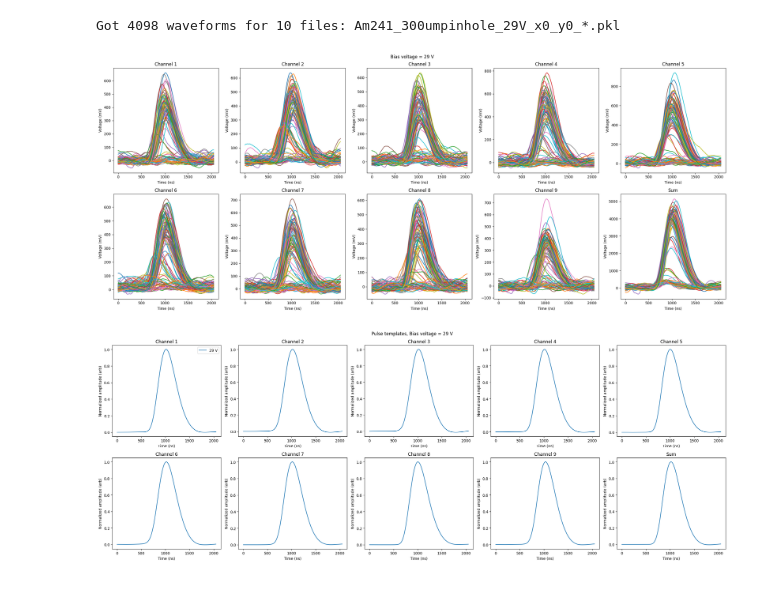
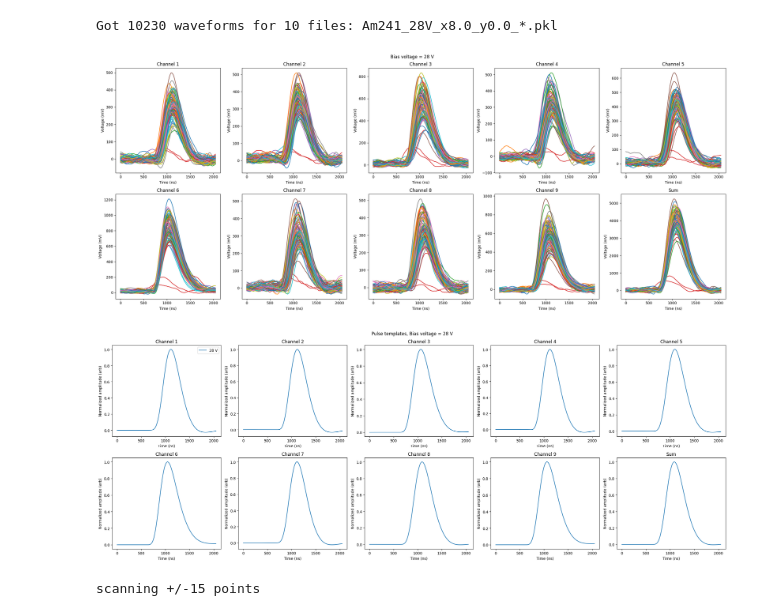
Before and after one commit to Moore-Lab/nanospheres, a Jupyter notebook: SiPMs/analyze_Am241_source_data.ipynb, the cells around one changed output. Cells and saved outputs as stored; diff of their text form; code cells hidden in the pictures.

Commit message:
code to perform/analyze position scan

```diff
--- a/SiPMs/analyze_Am241_source_data.ipynb
+++ b/SiPMs/analyze_Am241_source_data.ipynb
@@ -4,11 +4,11 @@ import numpy as np
 import matplotlib.pyplot as plt
 from scipy.optimize import curve_fit, minimize
 # %%
-path = "D:/data/SiPM/waveforms/20240502/"
-filename_list = ["Am241_300umpinhole_29V_x0_y0_*.pkl",]
+path = "D:/data/SiPM/waveforms/20240506/"
+filename_list = ["Am241_28V_x8.0_y0.0_*.pkl",]
 save_str = ["Am241",]
-ov_list = [29,]
-data_time = [10, ] ## acquisition time in seconds
+ov_list = [28,]
+data_time = [60, ] ## acquisition time in seconds
 # %%
 ovs_dict = {}
 
@@ -30,7 +30,7 @@ for j,filename in enumerate(filename_list):
 
             for wf in curr_dict:
 
-                sum_waveform = np.zeros_like(wf['time'])
+                sum_waveform = np.zeros_like(time_vec)
 
                 ## subtract baseline
                 baseline = 2048
@@ -51,7 +51,7 @@ for j,filename in enumerate(filename_list):
 
     ovs_dict[ov_list[j]] = {'nwaveforms': nwaveforms, 'data_dict': data_dict}
 # %% [output]
-Got 4098 waveforms for 10 files: Am241_300umpinhole_29V_x0_y0_*.pkl
+Got 10230 waveforms for 10 files: Am241_28V_x8.0_y0.0_*.pkl
 # %%
 make_plot = True
 max_figs = 100
@@ -86,11 +86,11 @@ for ov in ov_list:
         plt.suptitle("Bias voltage = %s V"%str(ov))
     plt.tight_layout()
 # %% [output]
-[figure, old version]
+[figure, new version]
 # %%
 template_ch_dict = {}
 
-min_vals = [200, 1000]
+min_vals = [200, 2000]
 
 for ov in ov_list:
 
@@ -115,39 +115,44 @@ for ov in ov_list:
             min_val = min_vals[0] if ch < 9 else min_vals[1]
             if np.max(cdat[ch]) < min_val:
                 continue
 
             template_dict[ch] += cdat[ch]
             nwfm[ch] += 1
 
     for ch in range(10):
         plt.subplot(2,5,ch+1)
         template_dict[ch] /= nwfm[ch]
         template_dict[ch] -= np.median(template_dict[ch][:20])
         template_dict[ch] /= np.max(template_dict[ch])
 
         plt.plot(data_dict['time'], template_dict[ch], label="%s V"%str(ov))
         plt.xlabel('Time (ns)')
         plt.ylabel('Normalized amplitude (arb)')
 
         if(ch < 9):
             plt.title("Channel %d"%(ch+1))
         else:
             plt.title("Sum")
 
     template_ch_dict[ov] = template_dict
 
     plt.suptitle("Pulse templates, Bias voltage = %s V"%str(ov))
     plt.subplot(2,5,1)
     plt.legend()
     plt.tight_layout()
     plt.show()
 # %% [output]
-[figure, old version]
+[figure, new version]
 # %%
 def gauss(x, A, mu, sig):
     return A*np.exp(-(x-mu)**2/(2*sig**2))
 # %%
 remake_files = True
+
+tscan = 500 ## time to scan around the template in ns
+pts_to_scan = int(tscan*1e-9 * fsample * 0.5)
+print("scanning +/-%d points"%pts_to_scan)
+
 for oidx, ov in enumerate(ov_list):
 
     if(remake_files):
@@ -172,7 +177,11 @@ for oidx, ov in enumerate(ov_list):
 
                 cdat = cdat_dict[ch]
 
-                fit = np.sum( cdat*template_ch_dict[ov][ch] ) / np.sum(template_ch_dict[ov][ch]**2)
+                shortened_temp = template_ch_dict[ov][ch][pts_to_scan:-pts_to_scan]
+
+                #fit = np.sum( cdat*template_ch_dict[ov][ch] ) / np.sum(template_ch_dict[ov][ch]**2)
+                fit_all = np.correlate(cdat, shortened_temp) / np.sum(shortened_temp**2)
+                fit = np.max(np.abs(fit_all))
 
                 midx = np.argmax(np.abs(cdat[mpts]))
                 max_val = cdat[mpts][midx]
@@ -189,6 +198,8 @@ for oidx, ov in enumerate(ov_list):
         np.savez( os.path.join(path, "recon_amps_%s_%s.npz"%(save_str[oidx],ov)), recon_amps_max=recon_amps_max,
                                                                                   recon_amps_fit=recon_amps_fit,
                                                                                   nwaveforms=nwaveforms)
+# %% [output]
+scanning +/-15 points
 # %%
 def cal_fun(cal_facs, data):
     ## function to sum data multiplied by channel-by-channel calibration factors
```
Also changed, not shown: parts of 2 cells of this notebook, 5 other files.
